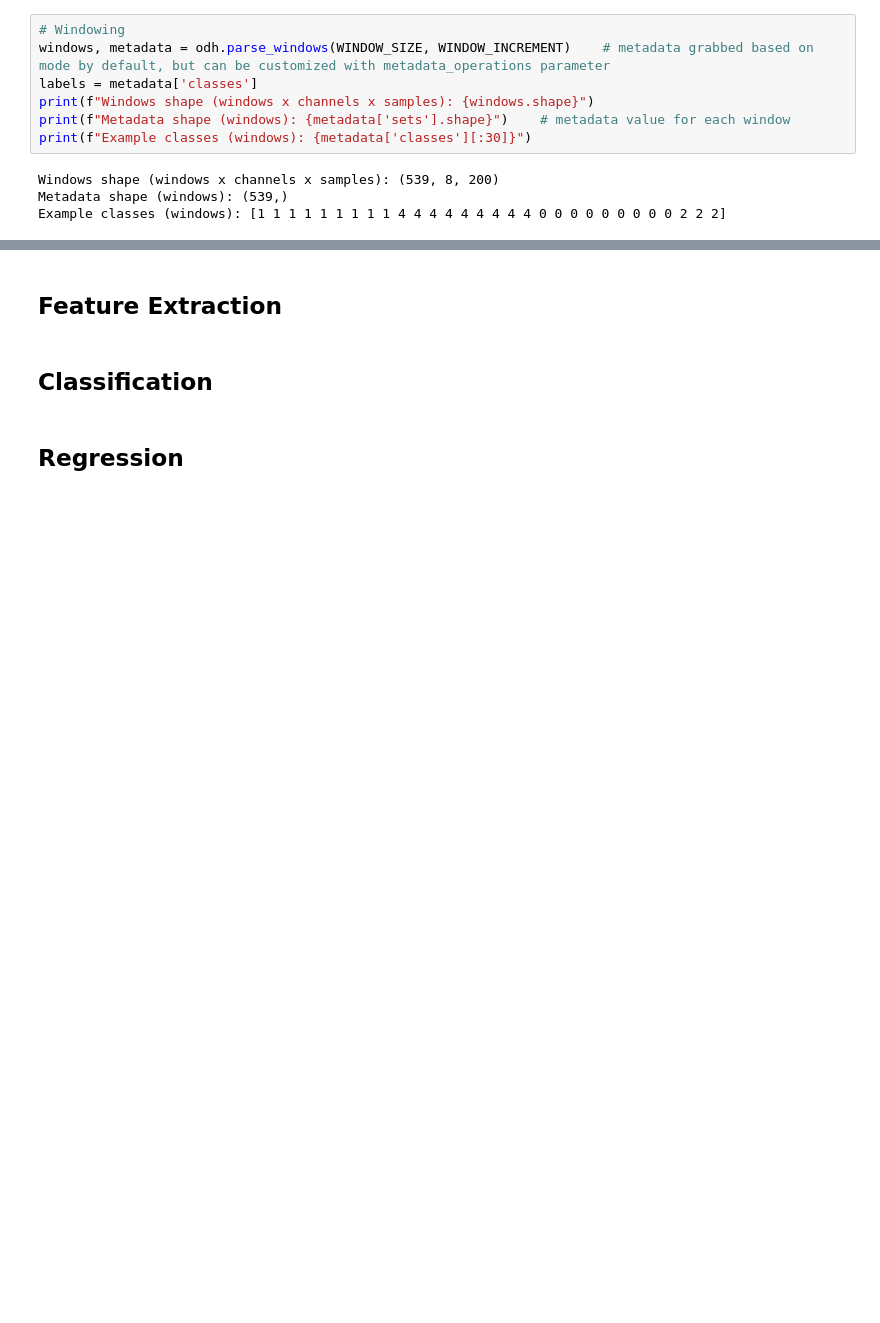
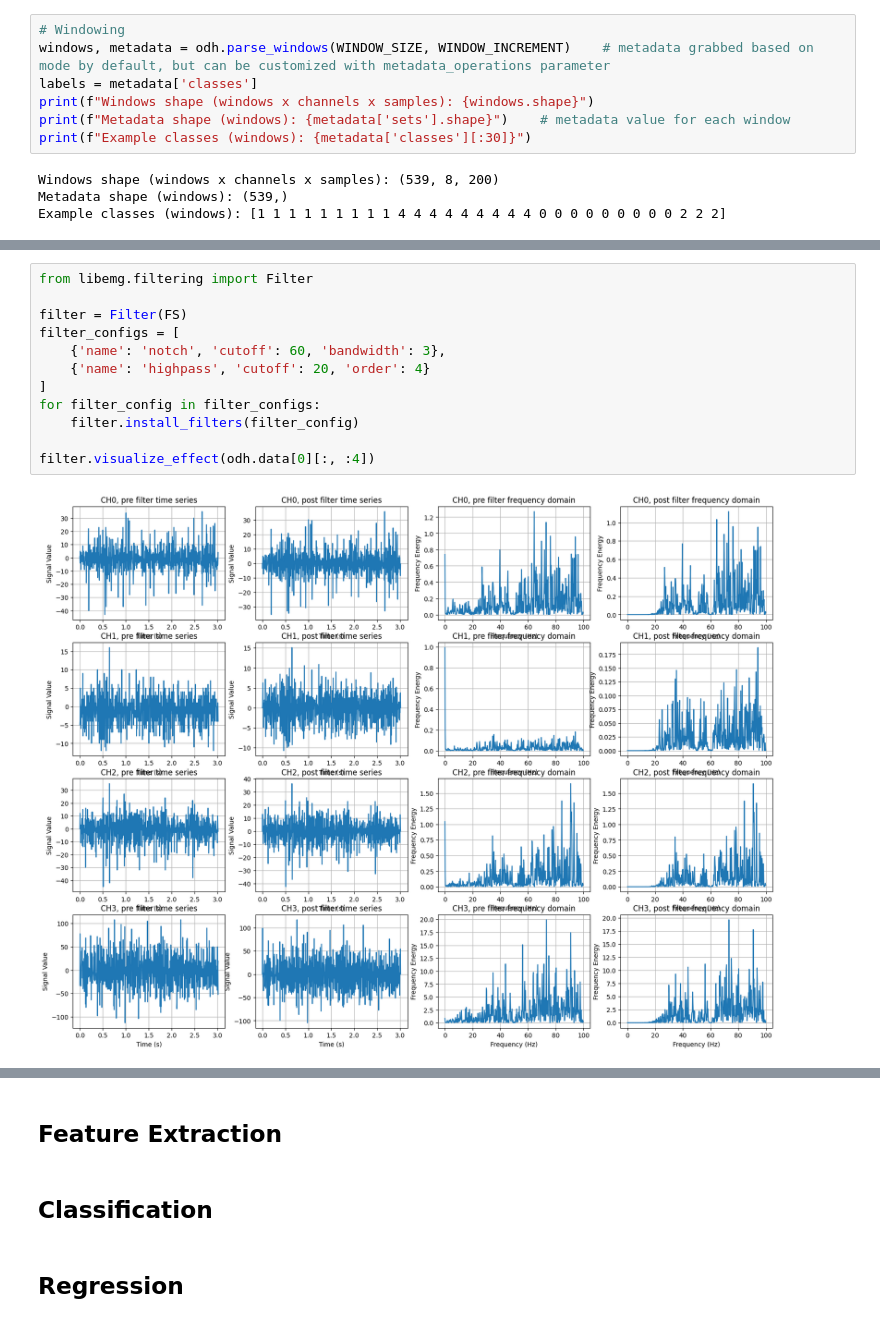
Before and after one commit to LibEMG/LibEMG_MEC24_Workshop, a Jupyter notebook: walkthrough.ipynb, the cells around one changed output, grey strips where cells are left out. Cells and saved outputs as stored; diff of their text form; blank space fills up the shorter version.

```diff
--- a/walkthrough.ipynb
+++ b/walkthrough.ipynb
@@ -80,0 +104,14 @@ Example classes (windows): [1 1 1 1 1 1 1 1 1 4 4 4 4 4 4 4 4 4 0 0 0 0 0 0 0 0
+# %%
+from libemg.filtering import Filter
+
+filter = Filter(FS)
+filter_configs = [
+    {'name': 'notch', 'cutoff': 60, 'bandwidth': 3},
+    {'name': 'highpass', 'cutoff': 20, 'order': 4}
+]
+for filter_config in filter_configs:
+    filter.install_filters(filter_config)
+
+filter.visualize_effect(odh.data[0][:, :4])
+# %% [output]
+[figure, added]
```
Also changed, not shown: parts of 8 cells of this notebook.
